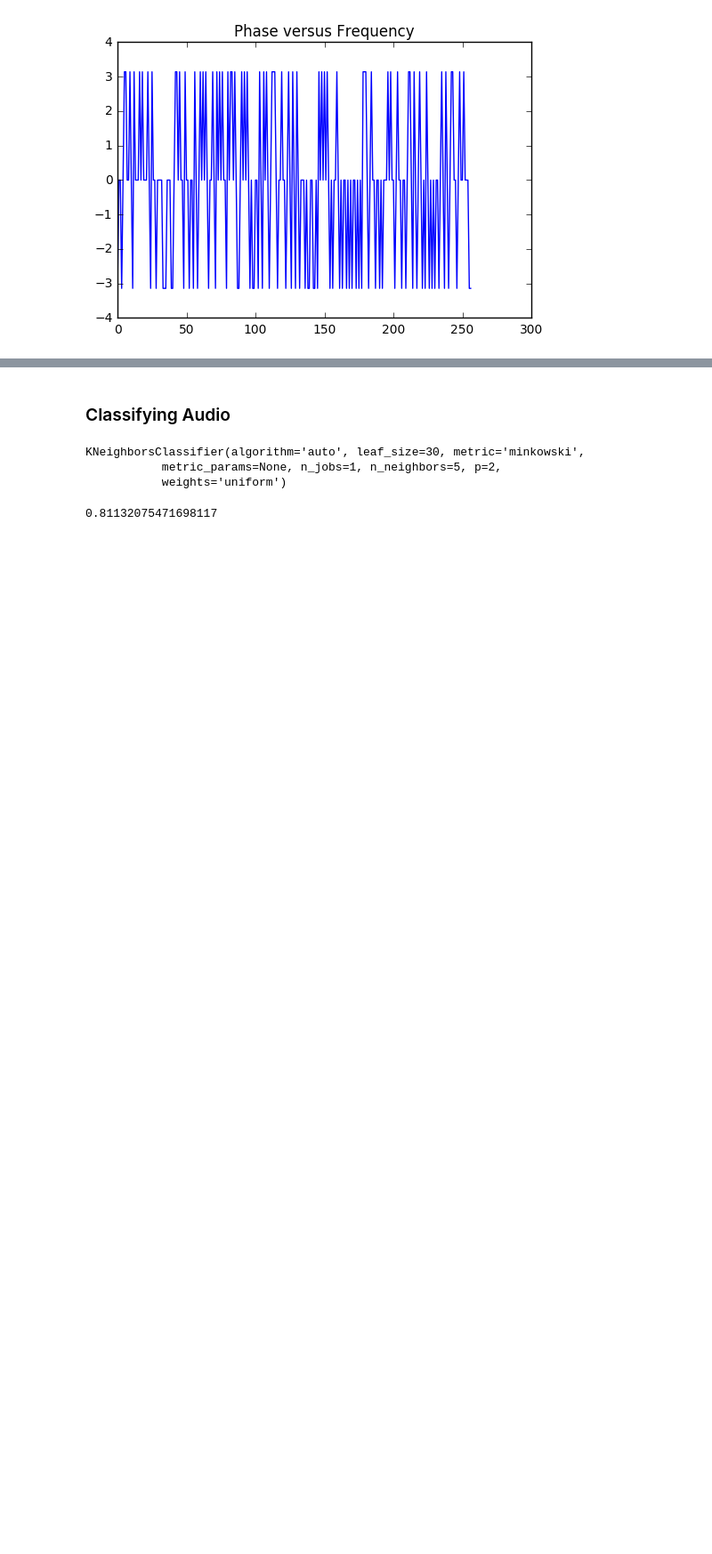
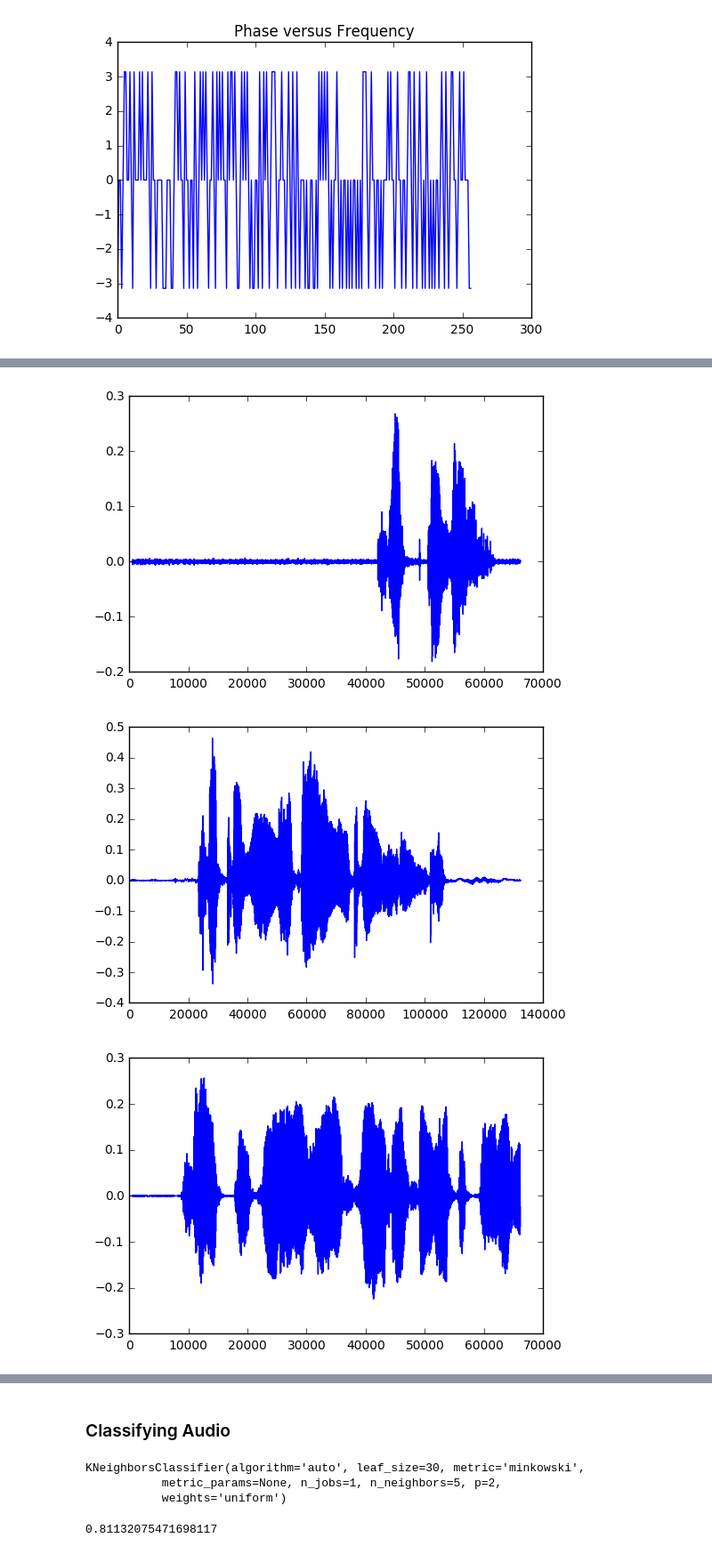
Before and after one commit to xpheal/Deep-Learning, a Jupyter notebook: VoiceRecognition/AudioProcessing/Rushing Report.ipynb, the cells around one changed output, grey strips where cells are left out. Shown at 89% size. Drawn from its saved outputs; the diff is of its cells as text; code cells hidden in the pictures; blank space fills up the shorter version.

Commit message:
images added

```diff
--- a/VoiceRecognition/AudioProcessing/Rushing Report.ipynb
+++ b/VoiceRecognition/AudioProcessing/Rushing Report.ipynb
@@ -91,7 +99,10 @@ def plot_wave(y, num_samples=5000):
 # %%
 ex_1 = Audio("./working_data/abbott_10.wav")
 ex_2 = Audio("./working_data/optic_10.wav")
-ex_3 = Audio("./working_data/aeschylus_10.wav")
+ex_3 = Audio("./working_data/maugham_10.wav")
+ex_4 = Audio("./working_data/rohmer_10.wav")
+ex_5 = Audio("./working_data/strickland_10.wav")
+ex_6 = Audio("./working_data/vivian_10.wav")
 # %%
 ex_1_size = ex_1.get_sample_size(3)
 plot_wave(ex_1.time_series(), ex_1_size)
@@ -127,0 +120,8 @@ plot_db_scaled_spectogram(ex_3.time_series(), ex_3_size, 2048, 512)
+# %%
+plot_wave(ex_1.time_series(), ex_1.get_sample_size(3))
+plot_wave(ex_2.time_series(), ex_2.get_sample_size(3))
+plot_wave(ex_3.time_series(), ex_3.get_sample_size(3))
+plot_wave(ex_4.time_series(), ex_4.get_sample_size(3))
+plot_wave(ex_5.time_series(), ex_5.get_sample_size(3))
+plot_wave(ex_6.time_series(), ex_6.get_sample_size(3))
+# %% [output]
@@ -127,0 +129,3 @@ plot_db_scaled_spectogram(ex_3.time_series(), ex_3_size, 2048, 512)
+[figure, added]
+[figure, added]
+[figure, added]
```
Also changed, not shown: parts of 7 cells of this notebook.
